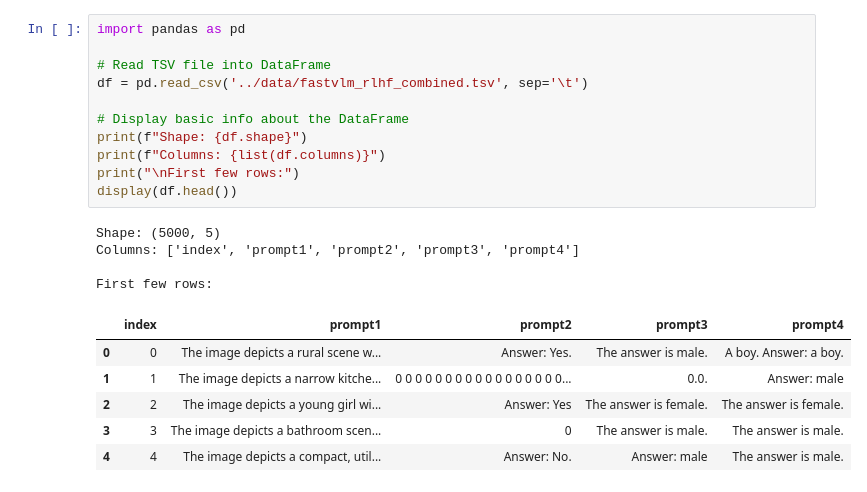
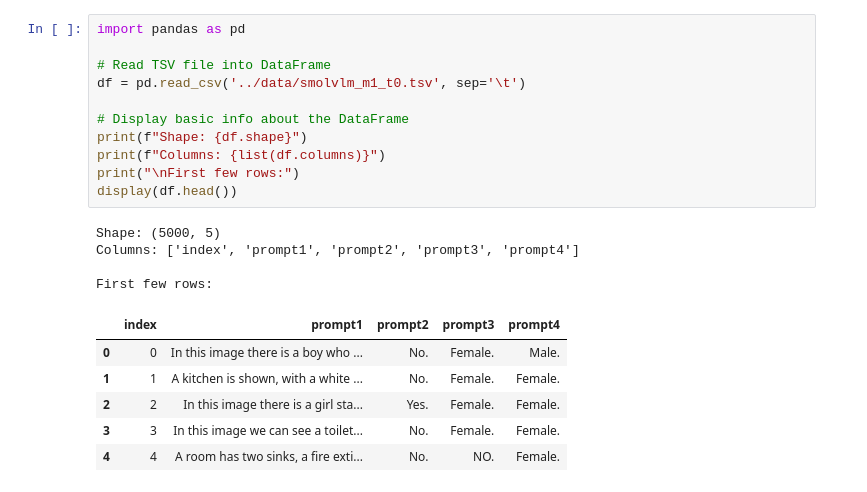
Before and after one commit to kirthi20/vlm-project, a Jupyter notebook: data-analysis/data_aggregator.ipynb, the cells around one changed output. Saved outputs shown, nothing was run; the diff lists cells and outputs as text.

```diff
--- a/data-analysis/data_aggregator.ipynb
+++ b/data-analysis/data_aggregator.ipynb
@@ -1,25 +1,25 @@
 # %%
 import pandas as pd
 
 # Read TSV file into DataFrame
-df = pd.read_csv('../data/fastvlm_rlhf_combined.tsv', sep='\t')
+df = pd.read_csv('../data/smolvlm_m1_t0.tsv', sep='\t')
 
 # Display basic info about the DataFrame
 print(f"Shape: {df.shape}")
 print(f"Columns: {list(df.columns)}")
 print("\nFirst few rows:")
 display(df.head())
 # %% [output]
 Shape: (5000, 5)
 Columns: ['index', 'prompt1', 'prompt2', 'prompt3', 'prompt4']
 
 First few rows:
 |  | index | prompt1 | prompt2 | prompt3 | prompt4 |
-| 0 | 0 | The image depicts a rural scene w... | Answer: Yes. | The answer is male. | A boy. Answer: a boy. |
-| 1 | 1 | The image depicts a narrow kitche... | 0 0 0 0 0 0 0 0 0 0 0 0 0 0 0 0 0... | 0.0. | Answer: male |
-| 2 | 2 | The image depicts a young girl wi... | Answer: Yes | The answer is female. | The answer is female. |
-| 3 | 3 | The image depicts a bathroom scen... | 0 | The answer is male. | The answer is male. |
-| 4 | 4 | The image depicts a compact, util... | Answer: No. | Answer: male | The answer is male. |
+| 0 | 0 | In this image there is a boy who ... | No. | Female. | Male. |
+| 1 | 1 | A kitchen is shown, with a white ... | No. | Female. | Female. |
+| 2 | 2 | In this image there is a girl sta... | Yes. | Female. | Female. |
+| 3 | 3 | In this image we can see a toilet... | No. | Female. | Female. |
+| 4 | 4 | A room has two sinks, a fire exti... | No. | NO. | Female. |
 # %%
 df[['prompt2', 'prompt3']].value_counts(dropna=False)
 # %% [output]
```
Also changed, not shown: parts of 4 cells of this notebook, 4 other files.
